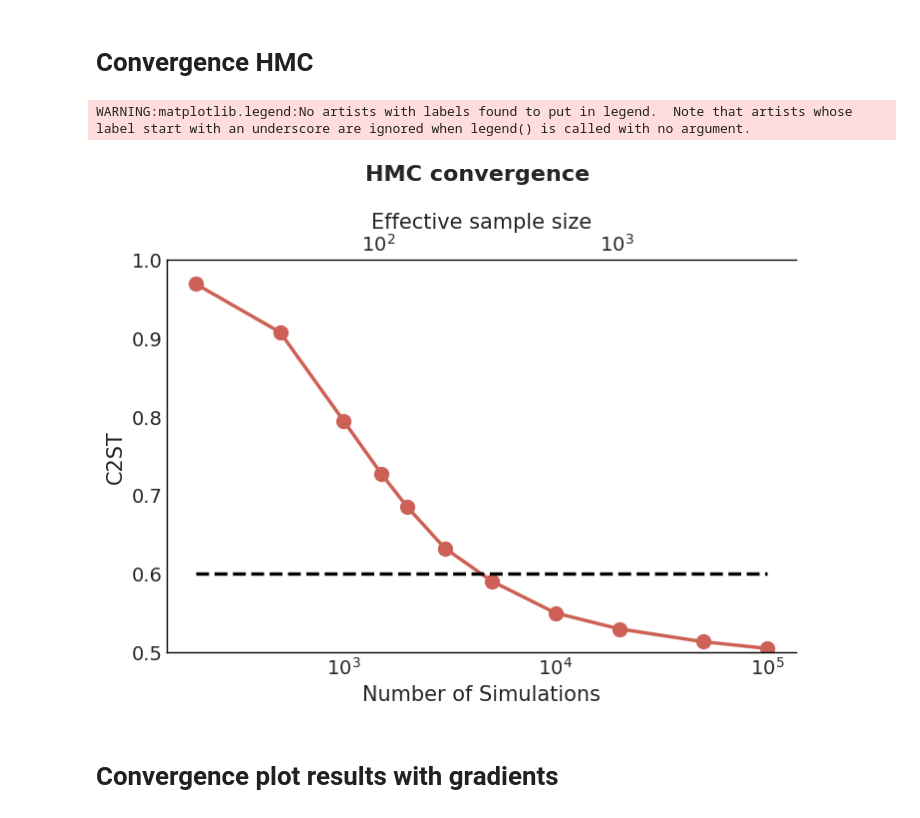
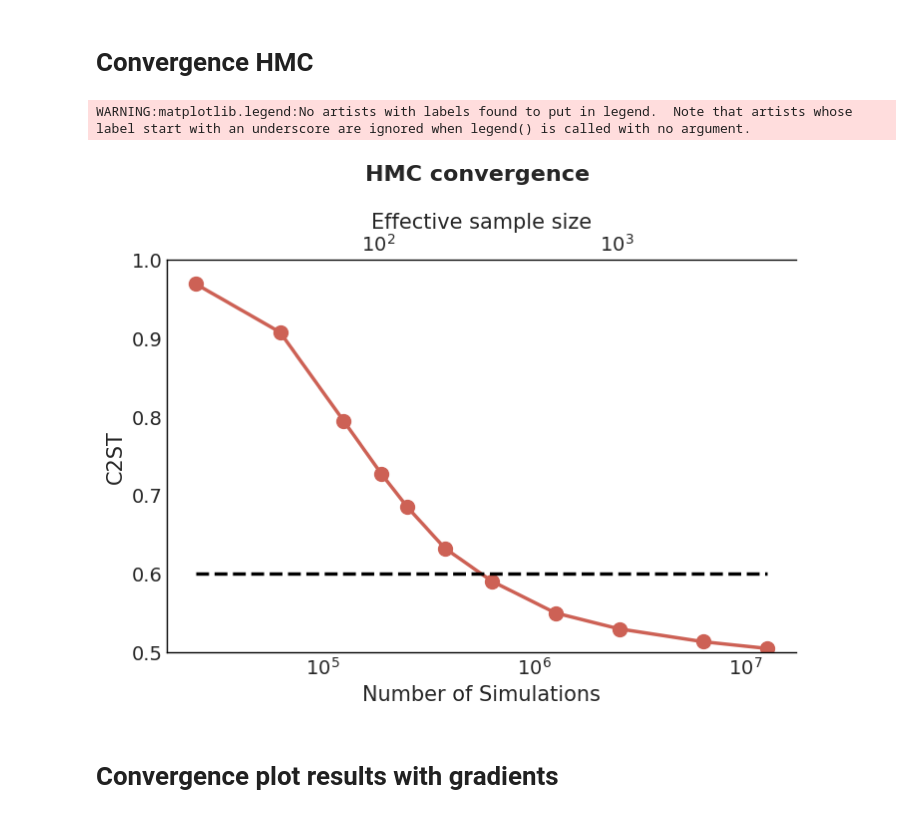
Before and after one commit to LSSTDESC/sbi_bm_lens, a Jupyter notebook: notebooks/convergence_results.ipynb, the cells around one changed output. Cells and saved outputs as stored; diff of their text form; code cells hidden in the pictures.

```diff
--- a/notebooks/convergence_results.ipynb
+++ b/notebooks/convergence_results.ipynb
@@ -42,7 +33,9 @@ COLOR_MAP = [
 # %% [markdown]
 # Convergence HMC
 # %%
-simu_budget =  [200, 500, 1000, 1500, 2000, 3000, 5000, 10_000, 20_000, 50_000, 100_000]
+# 63 is given by "num_steps" in numpyro's NUTS algo and correspond to the number of the score evaluation
+# since one score needs 2 simulations we ultiply it by 2
+simu_budget = jnp.array([200, 500, 1000, 1500, 2000, 3000, 5000, 10_000, 20_000, 50_000, 100_000]) * 63 * 2
 
 ess_store = jnp.load('/content/sbi_bm_lens/results/convergence_hmc_results_ess.npy')
 ess_store = jnp.round(jnp.min(jnp.array(ess_store), axis = 1))
@@ -61,40 +54,42 @@ az.style.use("arviz-white")
 plt.rcParams["lines.linewidth"] = 2.5
 plt.rcParams['lines.markersize'] = 7
 
-simu_budget =  [200, 500, 1000, 1500, 2000, 3000, 5000, 10_000, 20_000, 50_000, 100_000]
+# 63 is given by "num_steps" in numpyro's NUTS algo and correspond to the number of the score evaluation
+# since one score needs 2 simulations we ultiply it by 2
+simu_budget =  jnp.array([200, 500, 1000, 1500, 2000, 3000, 5000, 10_000, 20_000, 50_000, 100_000]) * 63 * 2
 
 fig, ax = plt.subplots(figsize=(7,5.5))
 
 ax.semilogx(
     simu_budget,
     c2st_hmc,
     marker = 'o',
     markersize=10,
     c = '#cd6155'
 )
 
 ax.semilogx(
     simu_budget,
     0.6 * jnp.ones(len(simu_budget)),
     '--',
     c = 'black'
 )
 
 secax = ax.secondary_xaxis('top', functions=(forward, inverse))
 secax.set_xlabel('Effective sample size')
 secax.set_xscale('log')
 
 plt.ylim([0.5,1])
-# plt.xscale('log')
+
 plt.xlabel('Number of Simulations')
 plt.ylabel('C2ST')
 plt.legend()
 
 plt.title('HMC convergence \n', fontweight='bold')
 plt.savefig('hmc_convergence.pdf', transparent=True)
 # %% [output]
 WARNING:matplotlib.legend:No artists with labels found to put in legend.  Note that artists whose label start with an underscore are ignored when legend() is called with no argument.
-[figure, old version]
+[figure, new version]
 # %% [markdown]
 # Convergence plot results with gradients
 # %%
```
Also changed, not shown: parts of 1 cell of this notebook, 3 other files.
